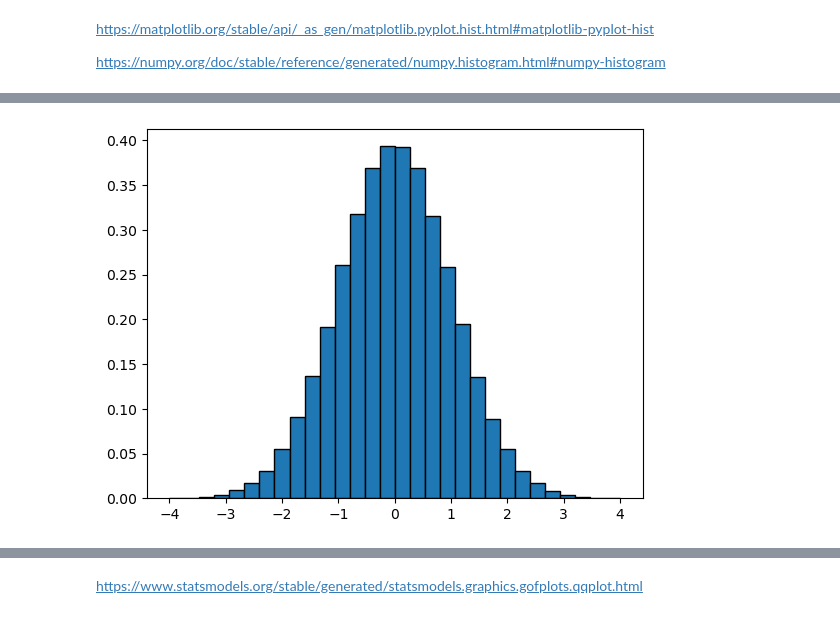
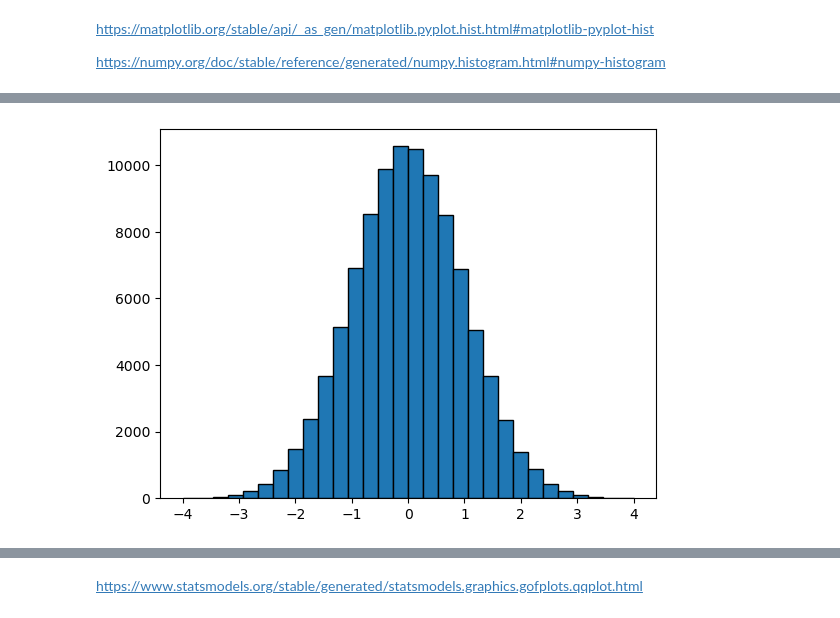
Before and after one commit to nurbujang/statnotes, a Jupyter notebook: s03_normal.ipynb, the cells around one changed output, grey strips where cells are left out. Cells and saved outputs as stored; diff of their text form; code cells hidden in the pictures.

```diff
--- a/s03_normal.ipynb
+++ b/s03_normal.ipynb
@@ -387,8 +479,9 @@ https://numpy.org/doc/stable/reference/generated/numpy.histogram.html#numpy-hist
 # %%
-# Create a blank plot.
+# eg 4: chop x-axis into bins (range)
+# # Create a blank plot.
 fig, ax = plt.subplots()
 
 # Create a histogram.
-ax.hist(data, edgecolor='black', density=True, bins=np.linspace(-4, 4, 31));
+ax.hist(data, edgecolor='black', bins=np.linspace(-4, 4, 31));
 # %% [output]
-[figure, old version]
+[figure, new version]
```
Also changed, not shown: parts of 27 cells of this notebook.
